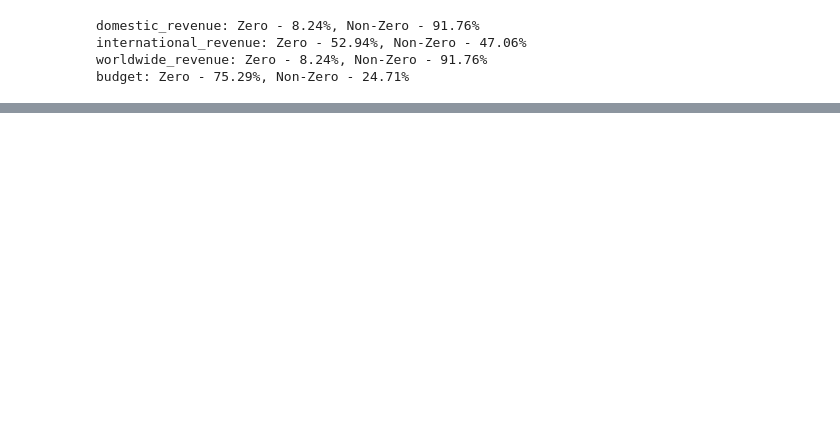
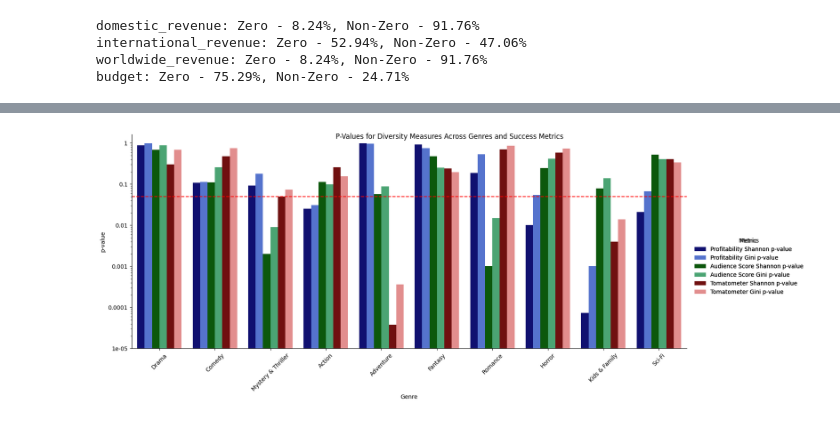
Before and after one commit to Dev-Kalavadia/CSS-Final-Project, a Jupyter notebook: box_office.ipynb, the cells around one changed output, grey strips where cells are left out. Cells and saved outputs as stored; diff of their text form; code cells hidden in the pictures; blank space fills up the shorter version.

```diff
--- a/box_office.ipynb
+++ b/box_office.ipynb
@@ -513,0 +465,58 @@ plt.show()
+# %%
+
+import seaborn as sns
+import matplotlib.pyplot as plt
+import pandas as pd
+
+data = {
+    "Genre": ["Drama", "Comedy", "Mystery & Thriller", "Action", "Adventure", "Fantasy", "Romance", "Horror", "Kids & Family", "Sci-Fi"],
+    "Profitability Shannon p-value": [0.878, 0.108, 0.091, 0.025, 0.988, 0.913, 0.186, 0.010, 0.000074, 0.021],
+    "Profitability Gini p-value": [0.983, 0.112, 0.177, 0.031, 0.956, 0.749, 0.531, 0.054, 0.001, 0.067],
+    "Audience Score Shannon p-value": [0.678, 0.111, 0.002, 0.112, 0.057, 0.472, 0.001, 0.245, 0.078, 0.517],
+    "Audience Score Gini p-value": [0.883, 0.254, 0.009, 0.098, 0.088, 0.252, 0.015, 0.411, 0.140, 0.401],
+    "Tomatometer Shannon p-value": [0.302, 0.478, 0.050, 0.259, 0.000038, 0.238, 0.704, 0.579, 0.004, 0.406],
+    "Tomatometer Gini p-value": [0.681, 0.748, 0.073, 0.155, 0.000363, 0.197, 0.855, 0.737, 0.014, 0.334]
+}
+
+consolidated_df = pd.DataFrame(data)
+
+# Melt the DataFrame to long format for seaborn plotting
+long_df = consolidated_df.melt(id_vars='Genre', var_name='Metric', value_name='p-value')
+
+# Add a column to indicate significance
+significance_threshold = 0.05
+long_df['Significant'] = long_df['p-value'] < significance_threshold
+
+palette = {
+    "Profitability Shannon p-value": "navy",
+    "Profitability Gini p-value": "royalblue",
+    "Audience Score Shannon p-value": "darkgreen",
+    "Audience Score Gini p-value": "mediumseagreen",
+    "Tomatometer Shannon p-value": "maroon",
+    "Tomatometer Gini p-value": "lightcoral"
+}
+
+# Create a categorical plot with seaborn
+g = sns.catplot(
+    data=long_df,
+    kind='bar',  # or 'point' for a dot plot
+    x='Genre',
+    y='p-value',
+    hue='Metric',
+    aspect=2,
+    height=6,
+    palette=palette
+)
+
+# Adjust the details of the plot
+g.set_axis_labels('Genre', 'p-value')
+g.add_legend(title='Metrics')
+g.fig.suptitle('P-Values for Diversity Measures Across Genres and Success Metrics')
+plt.axhline(y=significance_threshold, color='red', linestyle='--')
+plt.yscale('log')  # Optional for better visibility of small p-values
+ticks = [1, 0.1, 0.01, 0.001, 0.0001, 0.00001]
+plt.yticks(ticks, labels=ticks)
+plt.xticks(rotation=45)
+plt.show()
+# %% [output]
+[figure, added]
```
Also changed, not shown: parts of 16 cells of this notebook, 17 other files.
